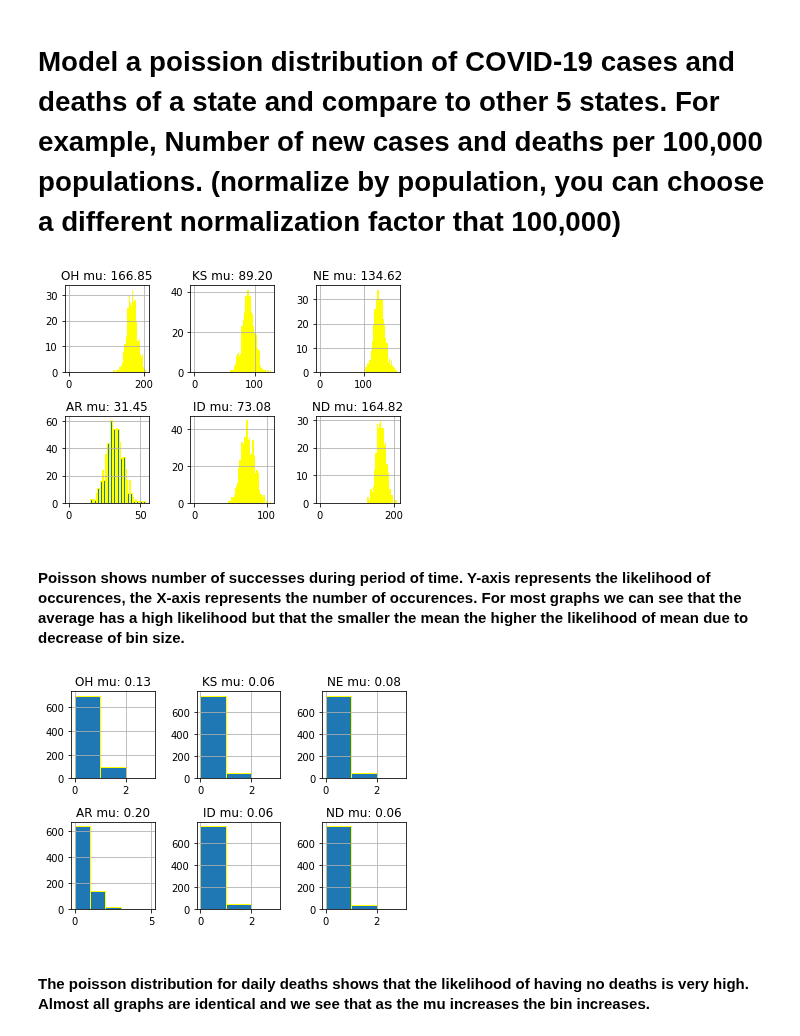
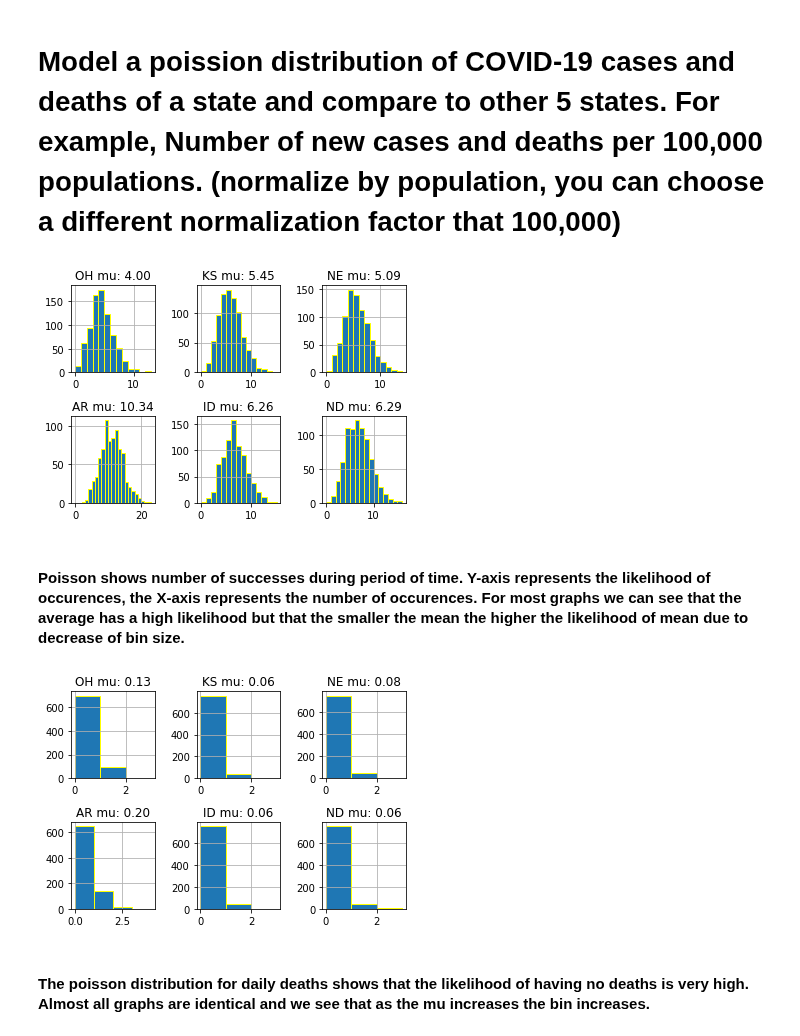
Before and after one commit to UNCG-CSE/COVID-Team-1, a Jupyter notebook: src/chris/stage2_task2_chris.ipynb, the cells around one changed output. Drawn from its saved outputs; the diff is of its cells as text; code cells hidden in the pictures.

```diff
--- a/src/chris/stage2_task2_chris.ipynb
+++ b/src/chris/stage2_task2_chris.ipynb
@@ -487,21 +487,21 @@ random_states = ['OH', 'KS', 'NE', 'AR', 'ID', 'ND']
 # %%
 # Creating sub plot.
 fig, axis = plt.subplots(2,3, gridspec_kw={'hspace': .5, 'wspace': .5})
 # For loop for two rows and two three state pairs.
 for x, states in zip((0,1), (random_states[0:3], random_states[3:])):
     # For loop for three columns, three state pairs.
     for y, state in zip((0,1,2), states):
         # Calculate the mean of cases.
-        mu_cases = state_daily_cases_normalized(state).mean().mean()
+        mu_cases = state_daily_cases_normalized(state).filter(regex = "cases").mean().mean()
         # Generate 800 data fit to mu_cases.
         d_poisson = stats.poisson.rvs(mu = mu_cases, size = 800)
         # Generate histogram.
         figure = pd.DataFrame(d_poisson).hist(range=(0,max(d_poisson) + 1)
                                     , bins=max(d_poisson)+1, ax = axis[x,y] , ec='yellow')
         # Set title.
         axis[x,y].title.set_text(state +" mu: {:.2f}".format(mu_cases))
 # %% [output]
-[figure, old version]
+[figure, new version]
 # %% [markdown]
 #### Poisson shows number of successes during period of time. Y-axis represents the likelihood of occurences, the X-axis represents the number of occurences. For most graphs we can see that the average has a high likelihood but that the smaller the mean the higher the likelihood of mean due to decrease of bin size.
 # %%
@@ -513,8 +513,8 @@ fig, axis = plt.subplots(2,3, gridspec_kw={'hspace': .5, 'wspace': .5})
 for x, states in zip((0,1), (random_states[0:3], random_states[3:])):
     # For loop for three columns, three state pairs.
     for y, state in zip((0,1,2), states):
-        # Calculate the mean of cases.
-        mu_cases = state_daily_deaths_normalized(state).mean().mean()
+        # Calculate the mean of deaths.
+        mu_cases = state_daily_deaths_normalized(state).filter(regex = "deaths").mean().mean()
         # Generate 800 data fit to mu_cases.
         d_poisson = stats.poisson.rvs(mu = mu_cases, size = 800)
         # Generate histogram.
@@ -523,7 +523,7 @@ for x, states in zip((0,1), (random_states[0:3], random_states[3:])):
         # Set title.
         axis[x,y].title.set_text(state +" mu: {:.2f}".format(mu_cases))
 # %% [output]
-[figure, old version]
+[figure, new version]
 # %% [markdown]
 #### The poisson distribution for daily deaths shows that the likelihood of having no deaths is very high. Almost all graphs are identical and we see that as the mu increases the bin increases.
 # %% [markdown]
```
Also changed, not shown: parts of 3 cells of this notebook.
